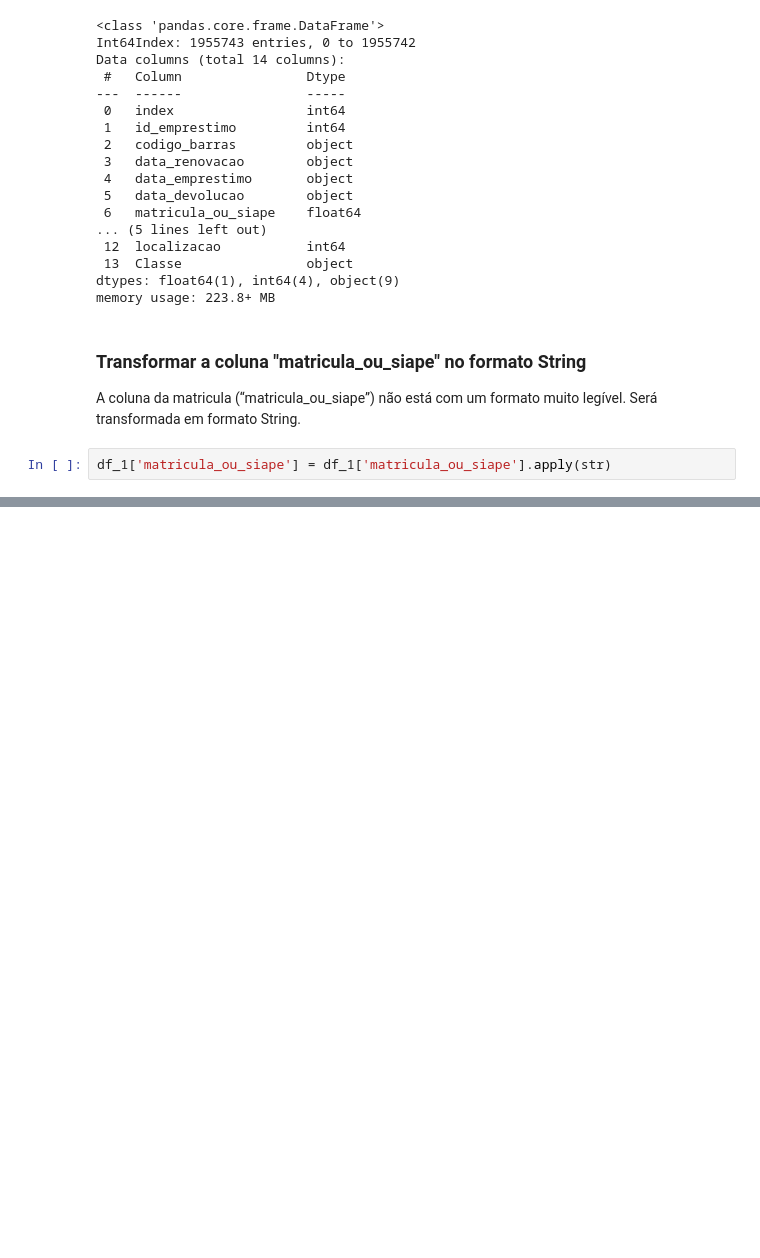
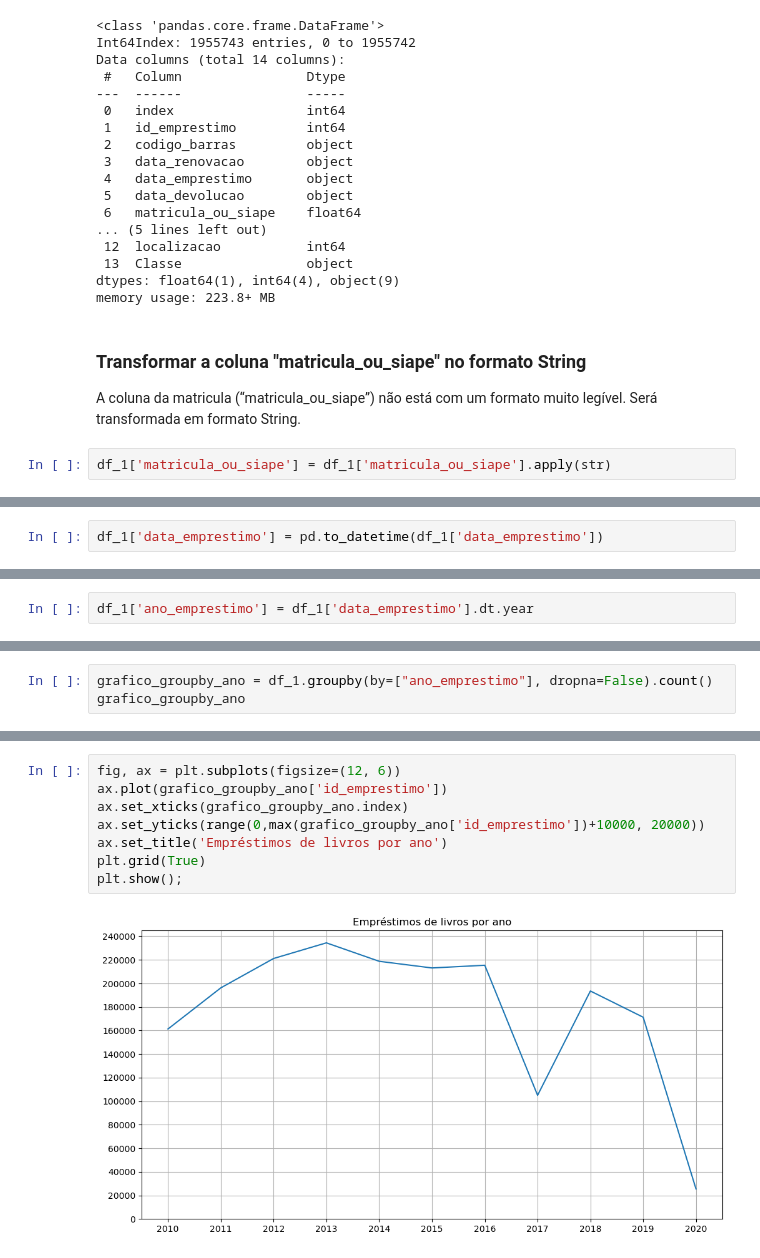
Before and after one commit to avellar1975/7DaysOfCode, a Jupyter notebook: 7DaysOfCode.ipynb, the cells around one changed output, grey strips where cells are left out. Drawn from its saved outputs; the diff is of its cells as text; blank space fills up the shorter version.

```diff
--- a/7DaysOfCode.ipynb
+++ b/7DaysOfCode.ipynb
@@ -371,0 +369,2 @@ df_1
+# %%
+df_1['data_emprestimo'] = pd.to_datetime(df_1['data_emprestimo'])
@@ -371,0 +388,2 @@ df_1
+# %%
+df_1['ano_emprestimo'] = df_1['data_emprestimo'].dt.year
@@ -371,0 +392,3 @@ df_1
+# %%
+grafico_groupby_ano = df_1.groupby(by=["ano_emprestimo"], dropna=False).count()
+grafico_groupby_ano
@@ -371,0 +409,10 @@ df_1
+# %%
+fig, ax = plt.subplots(figsize=(12, 6))
+ax.plot(grafico_groupby_ano['id_emprestimo'])
+ax.set_xticks(grafico_groupby_ano.index)
+ax.set_yticks(range(0,max(grafico_groupby_ano['id_emprestimo'])+10000, 20000))
+ax.set_title('Empréstimos de livros por ano')
+plt.grid(True)
+plt.show();
+# %% [output]
+[figure, added]
```
Also changed, not shown: parts of 28 cells of this notebook.
